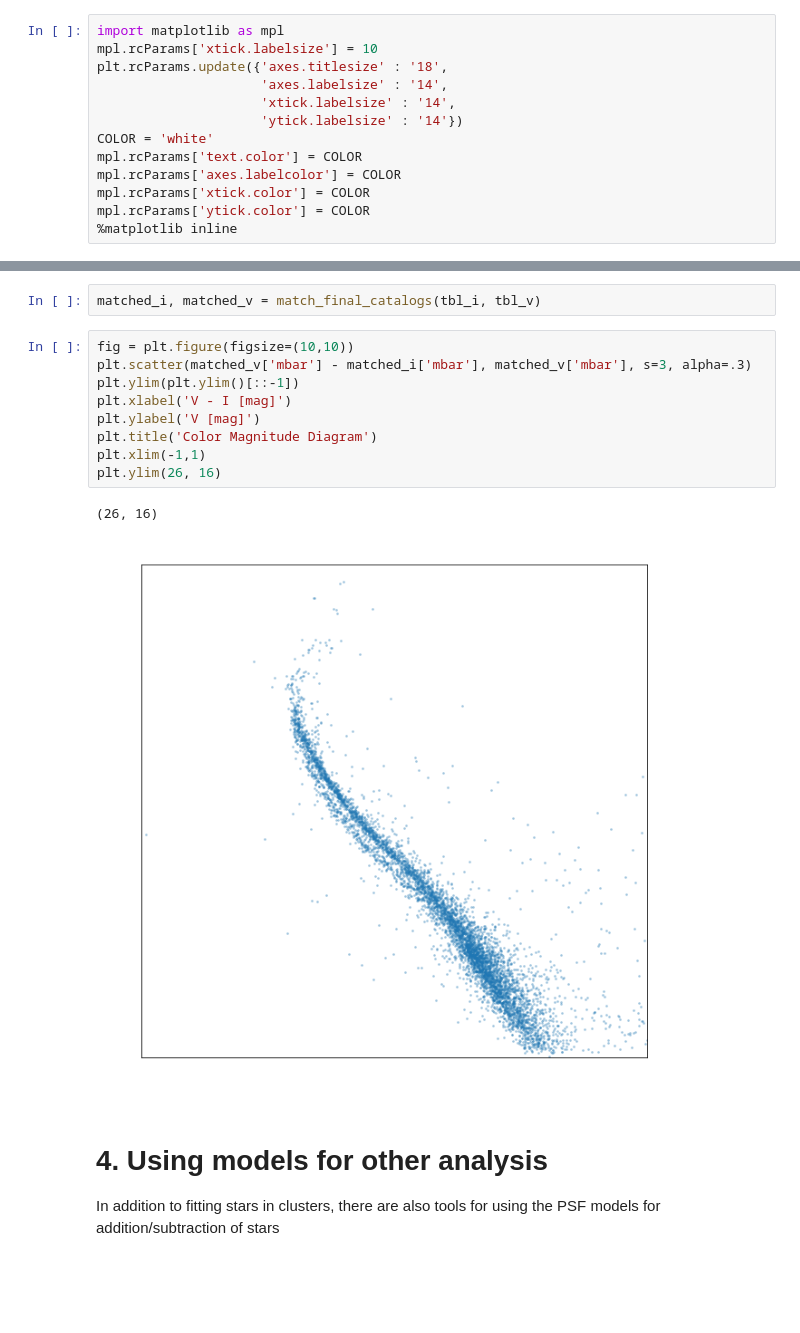
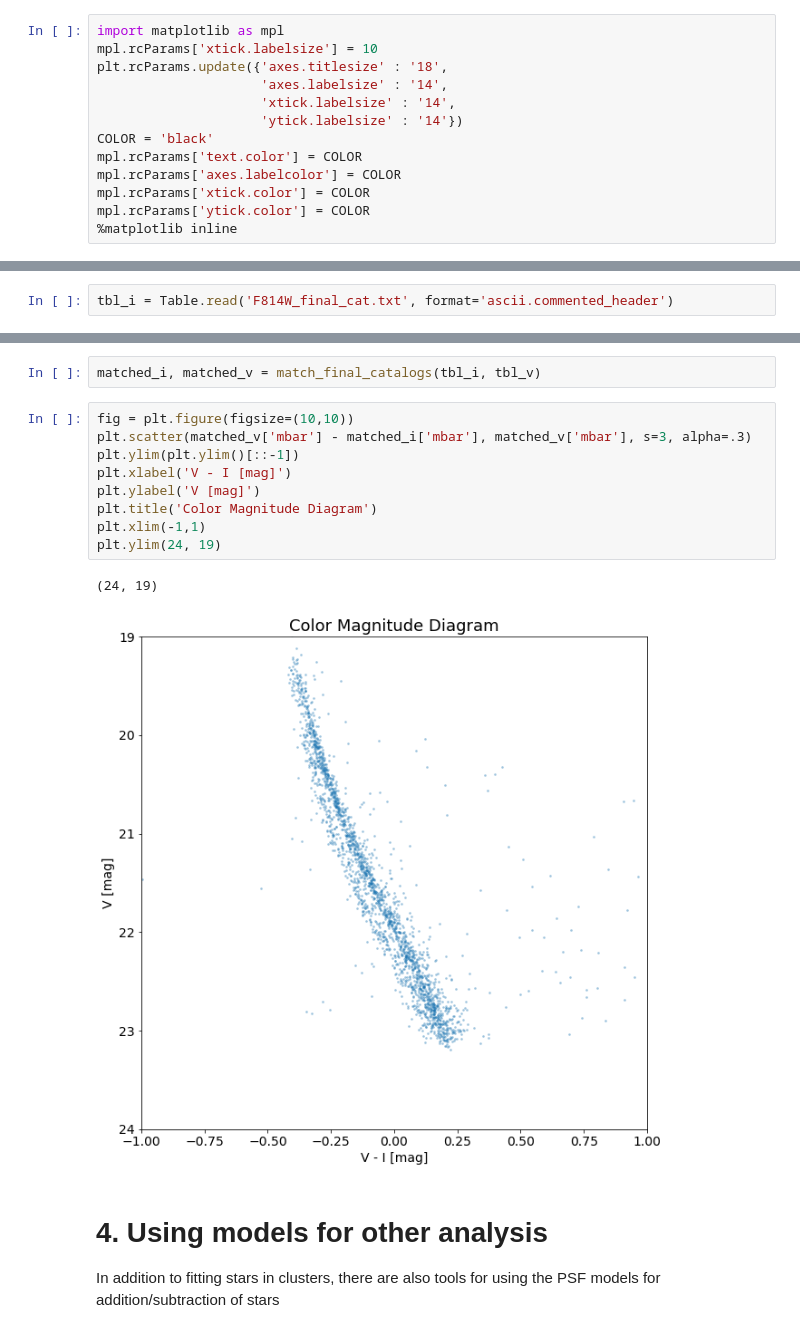
Before and after one commit to spacetelescope/wfc3_photometry, a Jupyter notebook: hst1pass_PSF_Photometry_simple_example.ipynb, the cells around one changed output, grey strips where cells are left out. Cells and saved outputs as stored; diff of their text form; blank space fills up the shorter version.

```diff
--- a/hst1pass_PSF_Photometry_simple_example.ipynb
+++ b/hst1pass_PSF_Photometry_simple_example.ipynb
@@ -58,7 +62,7 @@ plt.rcParams.update({'axes.titlesize' : '18',
                      'axes.labelsize' : '14',
                      'xtick.labelsize' : '14',
                      'ytick.labelsize' : '14'})
-COLOR = 'white'
+COLOR = 'black'
 mpl.rcParams['text.color'] = COLOR
 mpl.rcParams['axes.labelcolor'] = COLOR
 mpl.rcParams['xtick.color'] = COLOR
@@ -361,6 +380,8 @@ Table length=6464
 The columns are mbar, rbar, dbar, qbar, xbar, and ybar which are mean magnitude (instrumental), RA, Dec, Q (fit quality), X position in the output frame, and Y position in the output frame.  The columns ending in 'std' are the standard deviations of the values.  The column 'n' is the number of times that source was detected (and not clipped out from the averaging).  The column `n_expected` is the number of images that covered that sky position, and thus the total number of times that star could have been detected by the input images.
 # %% [markdown]
 ### To access a column from the table, the syntax is `tbl[<colname>]` as seen below
+# %%
+tbl_i = Table.read('F814W_final_cat.txt', format='ascii.commented_header')
 # %%
 fig = plt.figure(figsize=(10,10))
 plt.scatter(tbl_i['rbar'], tbl_i['dbar'], c=tbl_i['mbar'], s = 8, alpha=.3)
@@ -444,15 +465,15 @@ matched_i, matched_v = match_final_catalogs(tbl_i, tbl_v)
 # %%
 fig = plt.figure(figsize=(10,10))
 plt.scatter(matched_v['mbar'] - matched_i['mbar'], matched_v['mbar'], s=3, alpha=.3)
 plt.ylim(plt.ylim()[::-1])
 plt.xlabel('V - I [mag]')
 plt.ylabel('V [mag]')
 plt.title('Color Magnitude Diagram')
 plt.xlim(-1,1)
-plt.ylim(26, 16)
+plt.ylim(24, 19)
 # %% [output]
-(26, 16)
+(24, 19)
-[figure, old version]
+[figure, new version]
 # %% [markdown]
 # 4. Using models for other analysis
 In addition to fitting stars in clusters, there are also tools for using the PSF models for addition/subtraction of stars
```
Also changed, not shown: parts of 12 cells of this notebook, 1 other file.
